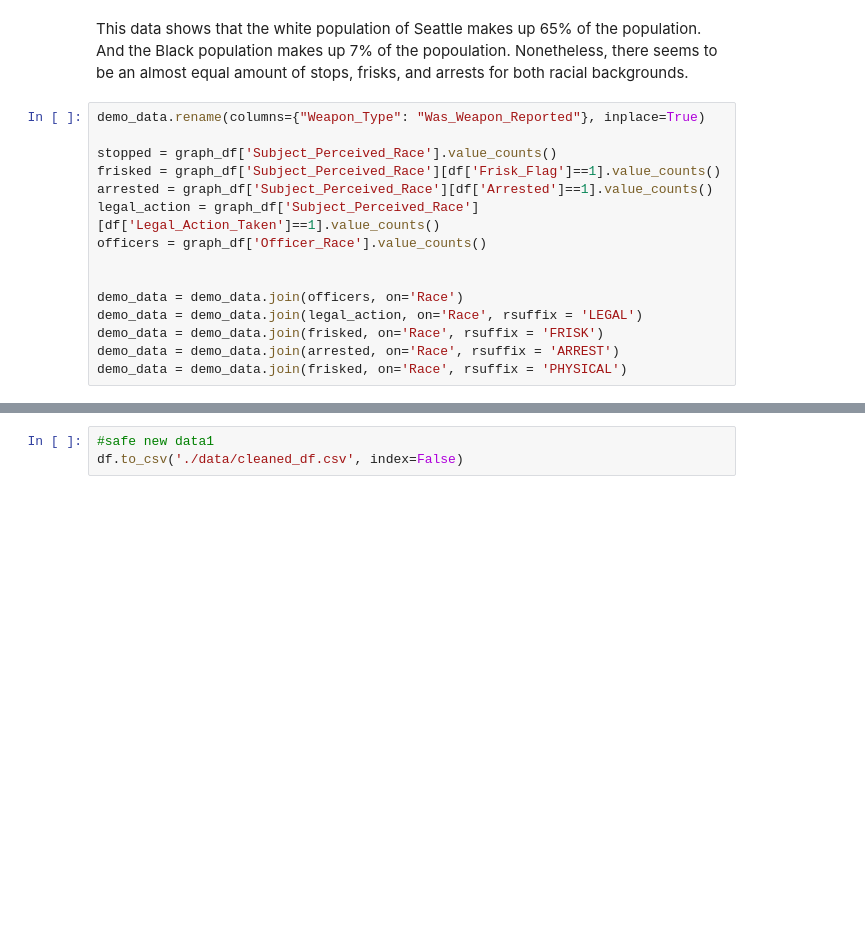
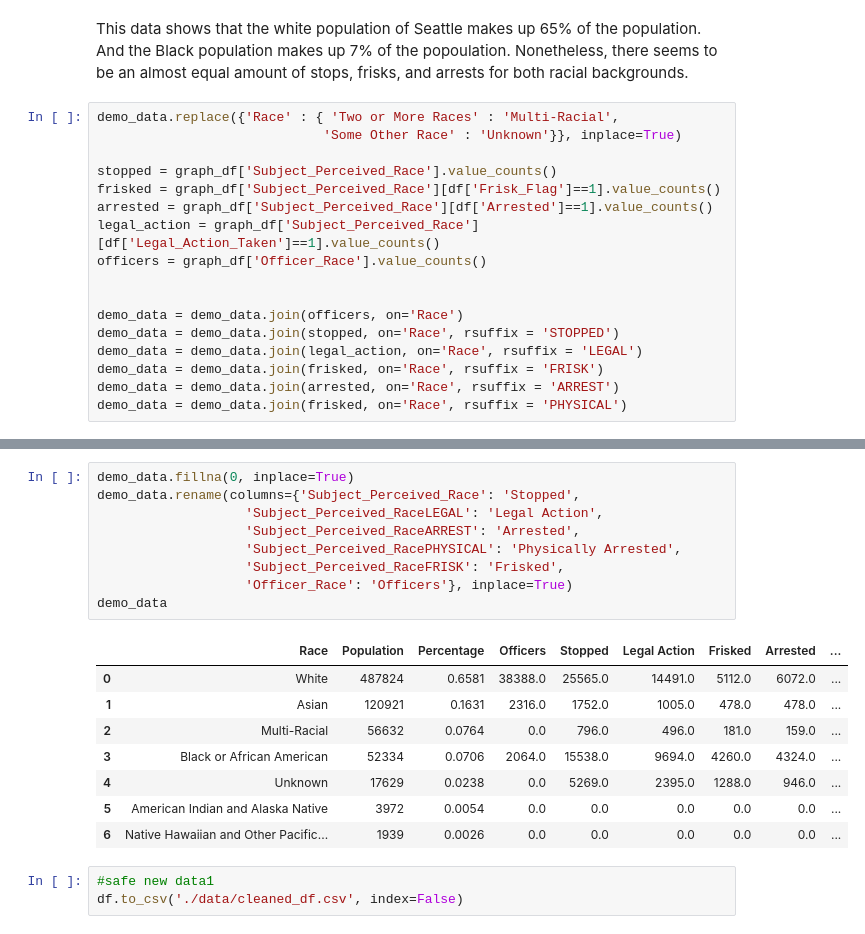
Before and after one commit to shadel96/dsc-Terry_Stops_Analysis, a Jupyter notebook: terry_data_cleaning_analysis.ipynb, the cells around one changed output, grey strips where cells are left out. Saved outputs shown, nothing was run; the diff lists cells and outputs as text; blank space fills up the shorter version.

```diff
--- a/terry_data_cleaning_analysis.ipynb
+++ b/terry_data_cleaning_analysis.ipynb
@@ -553,7 +489,8 @@ Demographic Data on the population of Seattle as of 2022:
 # %% [markdown]
 This data shows that the white population of Seattle makes up 65% of the population. And the Black population makes up 7% of the popoulation. Nonetheless, there seems to be an almost equal amount of stops, frisks, and arrests for both racial backgrounds.
 # %%
-demo_data.rename(columns={"Weapon_Type": "Was_Weapon_Reported"}, inplace=True)
+demo_data.replace({'Race' : { 'Two or More Races' : 'Multi-Racial',
+                             'Some Other Race' : 'Unknown'}}, inplace=True)
 
 stopped = graph_df['Subject_Perceived_Race'].value_counts()
 frisked = graph_df['Subject_Perceived_Race'][df['Frisk_Flag']==1].value_counts()
@@ -563,6 +500,7 @@ officers = graph_df['Officer_Race'].value_counts()
 
 
 demo_data = demo_data.join(officers, on='Race')
+demo_data = demo_data.join(stopped, on='Race', rsuffix = 'STOPPED')
 demo_data = demo_data.join(legal_action, on='Race', rsuffix = 'LEGAL')
 demo_data = demo_data.join(frisked, on='Race', rsuffix = 'FRISK')
 demo_data = demo_data.join(arrested, on='Race', rsuffix = 'ARREST')
@@ -581,3 +508,21 @@ demo_data
+# %%
+demo_data.fillna(0, inplace=True)
+demo_data.rename(columns={'Subject_Perceived_Race': 'Stopped',
+                   'Subject_Perceived_RaceLEGAL': 'Legal Action',
+                   'Subject_Perceived_RaceARREST': 'Arrested',
+                   'Subject_Perceived_RacePHYSICAL': 'Physically Arrested',
+                   'Subject_Perceived_RaceFRISK': 'Frisked',
+                   'Officer_Race': 'Officers'}, inplace=True)
+demo_data
+# %% [output]
+|  | Race | Population | Percentage | Officers | Stopped | Legal Action | Frisked | Arrested | ... |
+| 0 | White | 487824 | 0.6581 | 38388.0 | 25565.0 | 14491.0 | 5112.0 | 6072.0 | ... |
+| 1 | Asian | 120921 | 0.1631 | 2316.0 | 1752.0 | 1005.0 | 478.0 | 478.0 | ... |
+| 2 | Multi-Racial | 56632 | 0.0764 | 0.0 | 796.0 | 496.0 | 181.0 | 159.0 | ... |
+| 3 | Black or African American | 52334 | 0.0706 | 2064.0 | 15538.0 | 9694.0 | 4260.0 | 4324.0 | ... |
+| 4 | Unknown | 17629 | 0.0238 | 0.0 | 5269.0 | 2395.0 | 1288.0 | 946.0 | ... |
+| 5 | American Indian and Alaska Native | 3972 | 0.0054 | 0.0 | 0.0 | 0.0 | 0.0 | 0.0 | ... |
+| 6 | Native Hawaiian and Other Pacific... | 1939 | 0.0026 | 0.0 | 0.0 | 0.0 | 0.0 | 0.0 | ... |
 # %%
 #safe new data1
 df.to_csv('./data/cleaned_df.csv', index=False)
```
Also changed, not shown: parts of 10 cells of this notebook, 4 other files.
